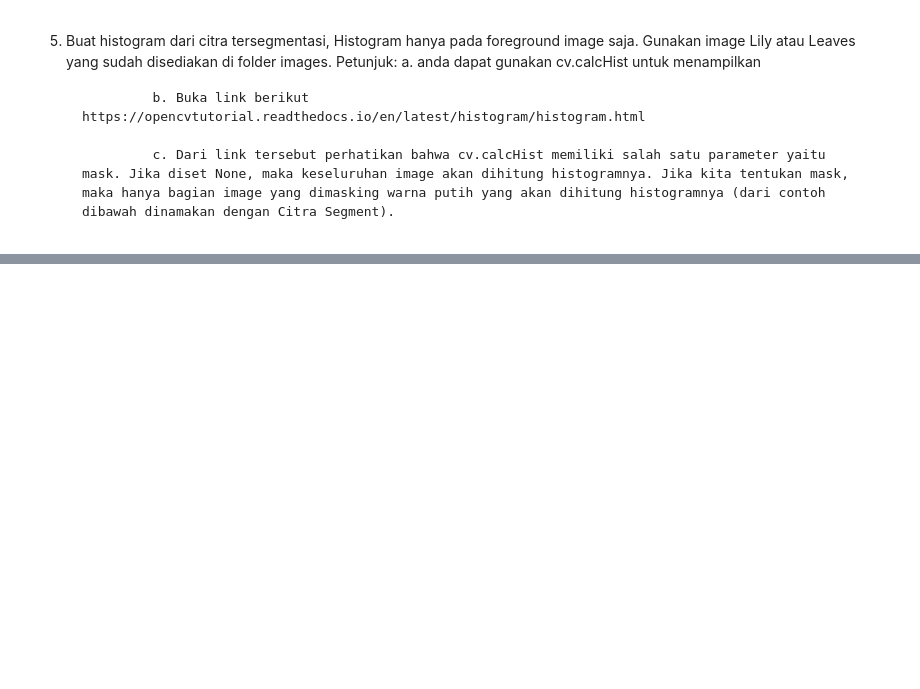
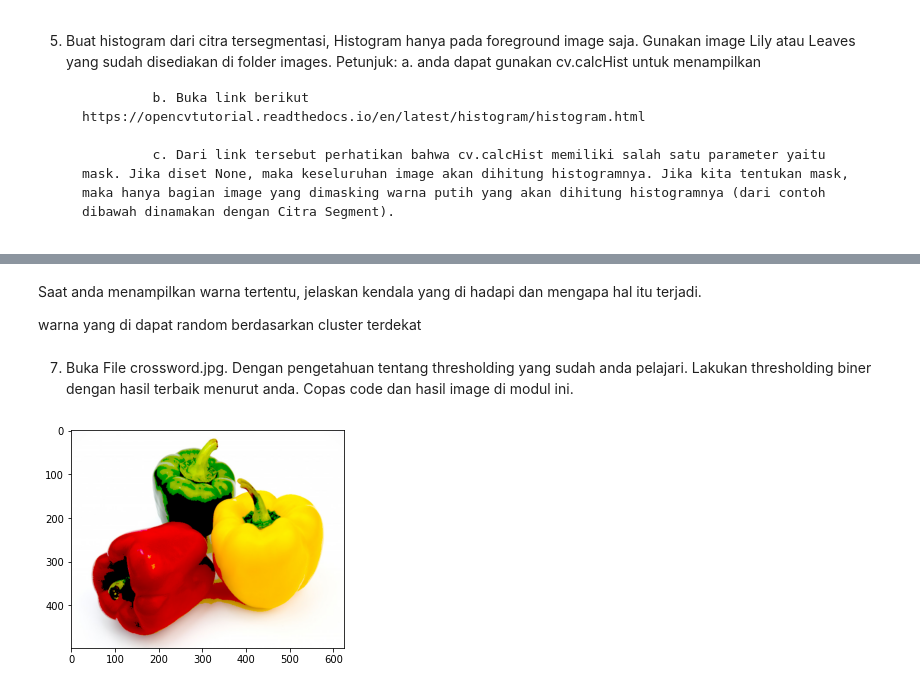
Before and after one commit to sadewa0909/PCVK_GENAP_2021, a Jupyter notebook: Week10.ipynb, the cells around one changed output, grey strips where cells are left out. Cells and saved outputs as stored; diff of their text form; code cells hidden in the pictures; blank space fills up the shorter version.

```diff
--- a/Week10.ipynb
+++ b/Week10.ipynb
@@ -155,0 +209,21 @@ NameError: ignored
+# %% [markdown]
+Saat anda menampilkan warna tertentu, jelaskan kendala yang di hadapi dan mengapa hal itu terjadi.
+
+warna yang di dapat random berdasarkan cluster terdekat
+# %% [markdown]
+
+7. Buka File crossword.jpg. Dengan pengetahuan tentang thresholding yang sudah anda pelajari. Lakukan thresholding biner dengan hasil terbaik menurut anda. Copas code dan hasil image di modul ini.
+# %%
+import cv2 as cv
+import numpy as np
+from matplotlib import pyplot as plt
+
+cv.imread('/content/drive/MyDrive/PVCK/Images/gradient.jpg')
+
+ret, thresh = cv.threshold(img, 125, 255, cv.THRESH_TOZERO)
+
+plt.imshow(thresh)
+cv.waitKey(0)
+cv.destroyAllWindows()
+# %% [output]
+[figure, added]
```
Also changed, not shown: parts of 5 cells of this notebook.
